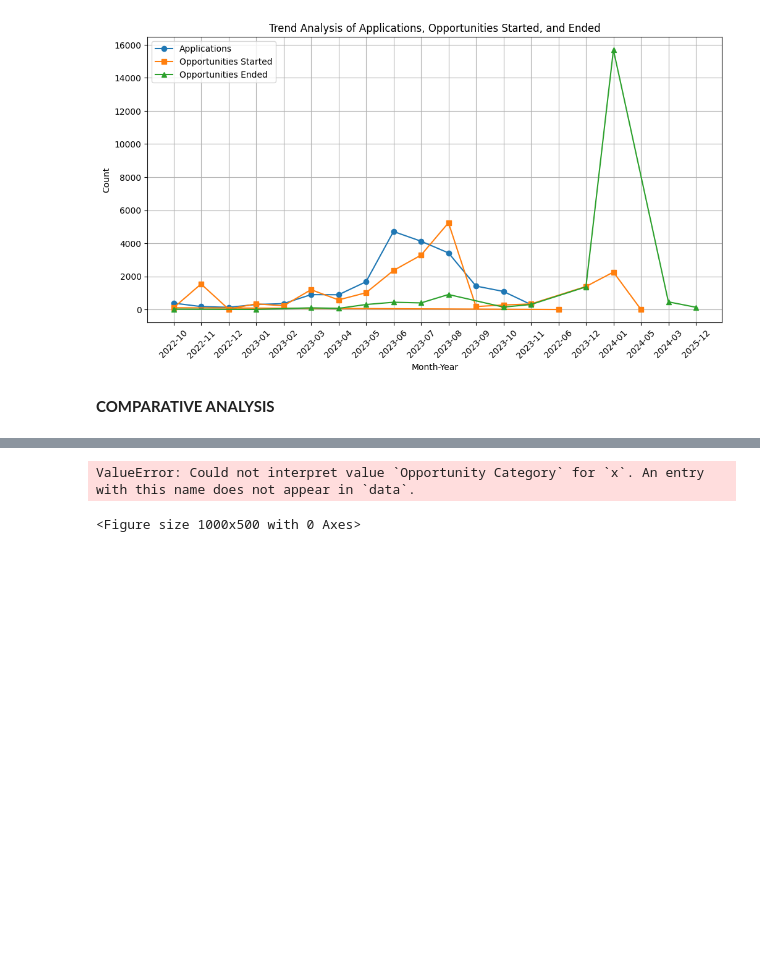
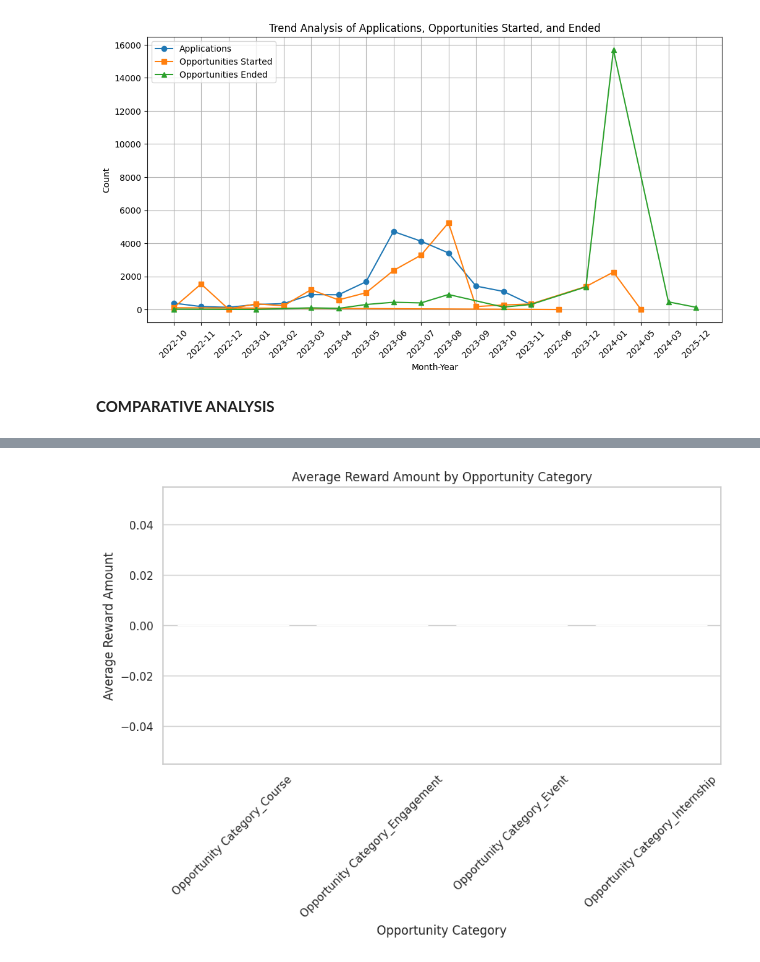
Before and after one commit to srijapamu25/Project-2, a Jupyter notebook: Data_Preprocessing & trend_analysis(Opportunity_data).ipynb, the cells around one changed output, grey strips where cells are left out. Saved outputs shown, nothing was run; the diff lists cells and outputs as text; code cells hidden in the pictures; blank space fills up the shorter version.

```diff
--- a/Data_Preprocessing & trend_analysis(Opportunity_data).ipynb
+++ b/Data_Preprocessing & trend_analysis(Opportunity_data).ipynb
@@ -7,7 +7,7 @@ import matplotlib.pyplot as plt
 import seaborn as sns
 # %%
 # Loading dataset
-df = pd.read_csv('/content/Week-2/Opportunity_cleaned_data.csv')
+df = pd.read_csv('/content/Opportunity_cleaned_data.csv')
 df.head()
 # %% [output]
 |  | Profile Id | Opportunity Id | Opportunity Name | Opportunity Category | Opportunity End Date | Gender | ... |
@@ -191,15 +191,20 @@ sns.set(style="whitegrid")
 # %%
 # 1. Comparative Analysis: Average Reward Amount by Opportunity Category
 plt.figure(figsize=(10, 5))
-sns.barplot(x="Opportunity Category", y="Reward Amount", data=df, estimator=lambda x: sum(x)/len(x))
+# Get the one-hot encoded columns for 'Opportunity Category'
+opportunity_category_cols = [col for col in df.columns if col.startswith("Opportunity Category_")]
+# Melt the DataFrame to combine these columns into a single 'Opportunity Category' column
+df_melted = df.melt(id_vars=["Reward Amount"], value_vars=opportunity_category_cols, var_name="Opportunity Category", value_name="Category Value")
+df_melted = df_melted[df_melted["Category Value"] == 1]  # Keep only rows where category is active
+# Plot the barplot using the melted DataFrame
+sns.barplot(x="Opportunity Category", y="Reward Amount", data=df_melted, estimator=lambda x: sum(x)/len(x))
 plt.xticks(rotation=45)
 plt.title("Average Reward Amount by Opportunity Category")
 plt.xlabel("Opportunity Category")
 plt.ylabel("Average Reward Amount")
 plt.show()
 # %% [output]
-ValueError: Could not interpret value `Opportunity Category` for `x`. An entry with this name does not appear in `data`.
-<Figure size 1000x500 with 0 Axes>
+[figure, added]
 # %%
 # 2. Comparative Analysis: Skill Points Earned by Student Status
 plt.figure(figsize=(10, 5))
```
Also changed, not shown: parts of 11 cells of this notebook.
